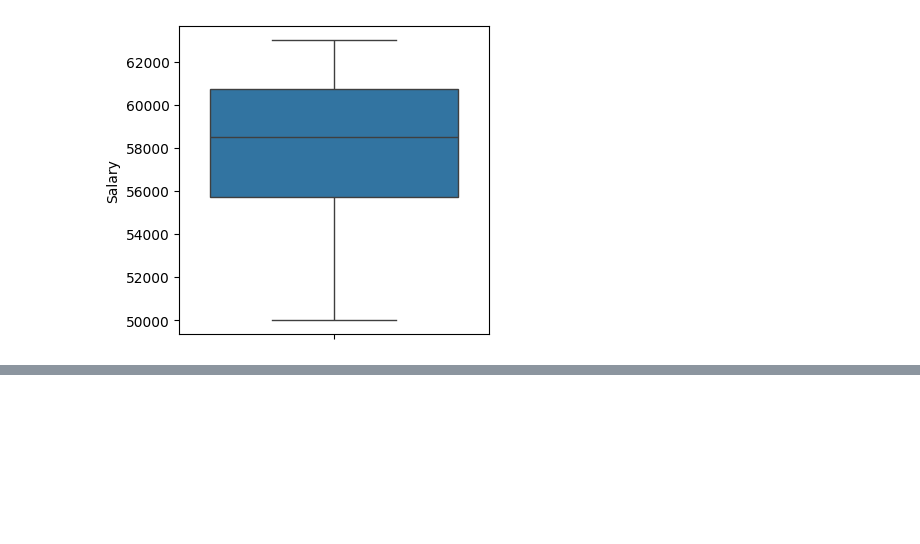
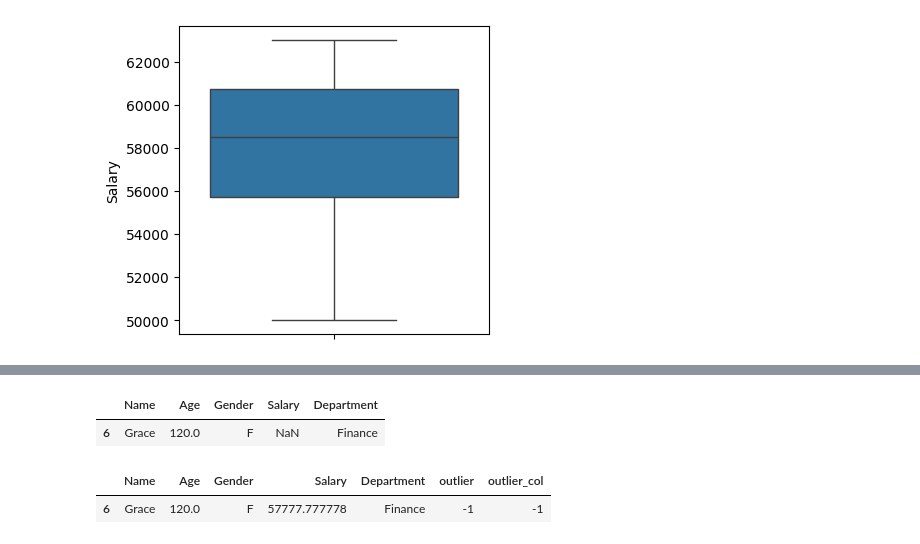
Before and after one commit to gunavathibaskaran170/AI-project-, a Jupyter notebook: Handling_Missing_values.ipynb, the cells around one changed output, grey strips where cells are left out. Saved outputs shown, nothing was run; the diff lists cells and outputs as text; code cells hidden in the pictures; blank space fills up the shorter version.

```diff
--- a/Handling_Missing_values.ipynb
+++ b/Handling_Missing_values.ipynb
@@ -191,0 +215,15 @@ sns.boxplot(df[''])
+# %%
+from scipy.stats import zscore
+z_score=zscore(df[['Age','Salary']]) #common rule :z>3
+df4[np.abs(z_score)>2.5]
+# %% [output]
+|  | Name | Age | Gender | Salary | Department |
+| 6 | Grace | 120.0 | F | NaN | Finance |
+# %%
+from sklearn.ensemble import IsolationForest
+iso=IsolationForest(contamination=0.1)
+df['outlier_col']=iso.fit_predict(df[['Age','Salary']])
+df[df['outlier_col']==-1] #after this aply the boxplot
+# %% [output]
+|  | Name | Age | Gender | Salary | Department | outlier | outlier_col |
+| 6 | Grace | 120.0 | F | 57777.777778 | Finance | -1 | -1 |
```
Also changed, not shown: parts of 2 cells of this notebook.
